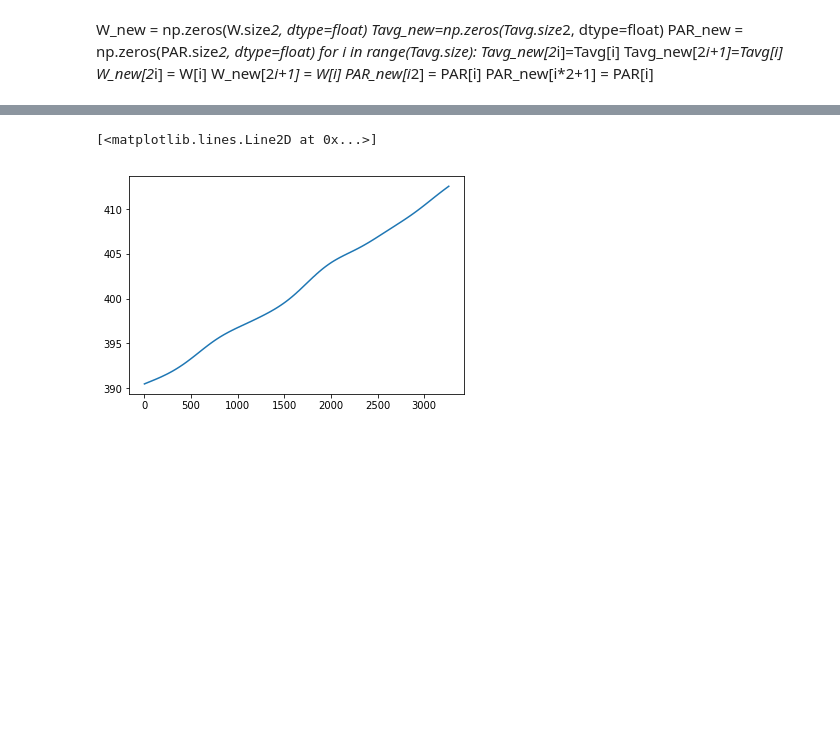
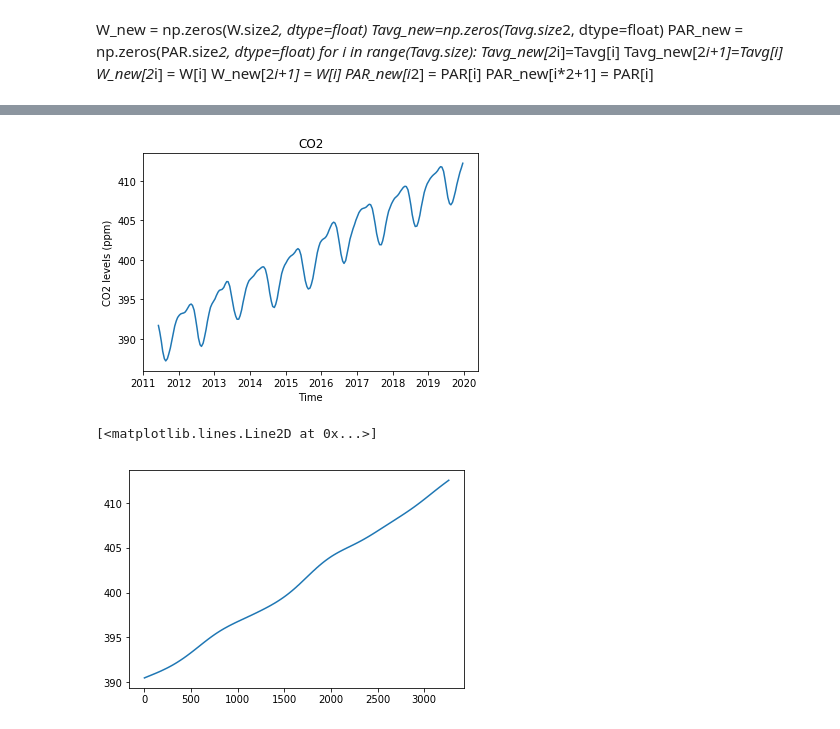
Before and after one commit to hitgo00/SC_209_Project, a Jupyter notebook: Model.ipynb, the cells around one changed output, grey strips where cells are left out. Drawn from its saved outputs; the diff is of its cells as text; code cells hidden in the pictures; blank space fills up the shorter version.

```diff
--- a/Model.ipynb
+++ b/Model.ipynb
@@ -36,7 +56,7 @@ Tavg_new[-1] = (Tavg_new[-24]+Tavg_new[-48])/2
 W_new[-1] = (W_new[-24]+W_new[-48])/2
 PAR_new[-1] = (PAR_new[-24]+PAR_new[-48])/2
 # %%
-CO2_avg = np.zeros(240-26, dtype=float)
+CO2_avg = np.zeros(214, dtype=float)
 sum=0
 y=0
 for c in range(CO2.size):
@@ -44,21 +64,13 @@ for c in range(CO2.size):
         if(co2_month[c]!=2):
             sum+=CO2[c]
             if(co2_day[c]%15==0 and c!=0 ):
-                print(co2_day[c])
                 CO2_avg[y]=sum/15
                 sum=0
                 y=y+1
         elif(co2_day[c]%29!=0):
             sum+=CO2[c]
             if(co2_day[c]%14==0  ):
-                print(co2_day[c])
                 CO2_avg[y]=sum/14
                 sum=0
                 y=y+1
-
-
-
-# CO2_avg[0]=391
-
-
-print(CO2_avg)
+CO2_final=CO2_avg[:-8]
@@ -112,3 +133,15 @@ plt.plot(CO2_avg)
+# %%
+fig2 = plt.figure(2)
+
+ax2 = fig2.add_subplot(111)
+ax2.plot(train_data_pr['ds'], CO2_final, label="Actual data")
+ax2.set_ylabel('CO2 levels (ppm)')
+ax2.set_xlabel('Time')
+ax2.set_title('CO2')
+fig2.show()
+fig2.savefig('Co2.png', dpi=300)
+# %% [output]
+[figure, added]
 # %%
 plt.plot(CO2_trend)
 # %% [output]
```
Also changed, not shown: parts of 6 cells of this notebook, 2 other files.
